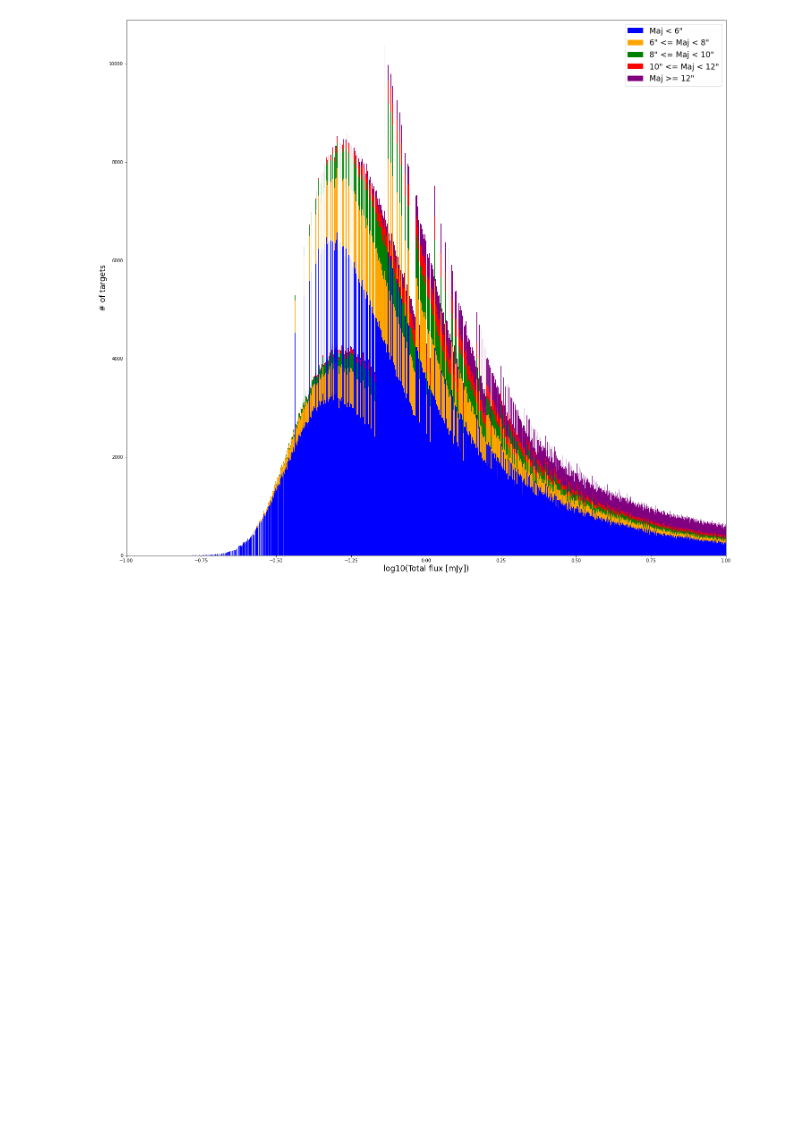
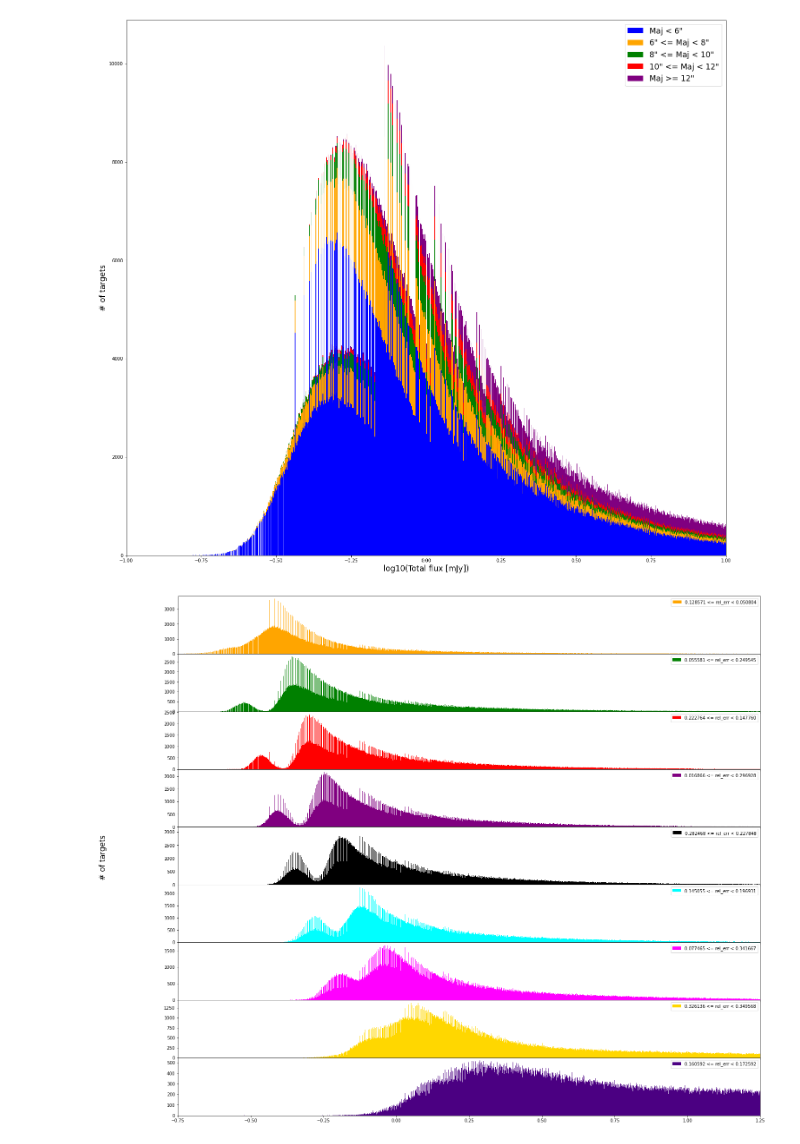
Before and after one commit to ADnothing/M1_Internship, a Jupyter notebook: Catalog_analysis.ipynb, the cells around one changed output. Saved outputs shown, nothing was run; the diff lists cells and outputs as text; code cells hidden in the pictures; blank space fills up the shorter version.

```diff
--- a/Catalog_analysis.ipynb
+++ b/Catalog_analysis.ipynb
@@ -584,0 +584,32 @@ plt.show()
+# %%
+sort_ind = np.argsort(ETotalflux)
+# %%
+ETotalflux = ETotalflux/Total_flux
+# %%
+sort_Total_flux = Total_flux[sort_ind]
+sort_ETotalflux = ETotalflux[sort_ind]
+# %%
+indices = np.linspace(0, len(ETotalflux), 10).astype(int)
+colors = ["blue", "orange", "green", "red", "purple", "black", "cyan", "magenta", "gold", "indigo"]
+# %%
+fig, ax = plt.subplots(9, 1, sharex=True, figsize=(24,22))
+fig.subplots_adjust(hspace=0)
+
+for ind in range(1,10):
+
+    a = indices[ind-1]
+    b = indices[ind]
+
+    val_a = sort_ETotalflux[a]
+    val_b = sort_ETotalflux[b-1]
+
+    ax[ind-1].hist(np.log10(sort_Total_flux[a:b-1]), bins=binning, color=colors[ind], label="%f <= rel_err < %f"%(val_a, val_b))
+    ax[ind-1].legend()
+
+plt.xlim(-0.75,1.25)
+ax5.set_xlabel("log10(Total flux [mJy])", size='xx-large')
+fig.supylabel("# of targets", size='xx-large')
+plt.savefig("./fig/flux_hist_8.pdf")
+plt.show()
+# %% [output]
+[figure, added]
```
Also changed, not shown: parts of 3 cells of this notebook.
